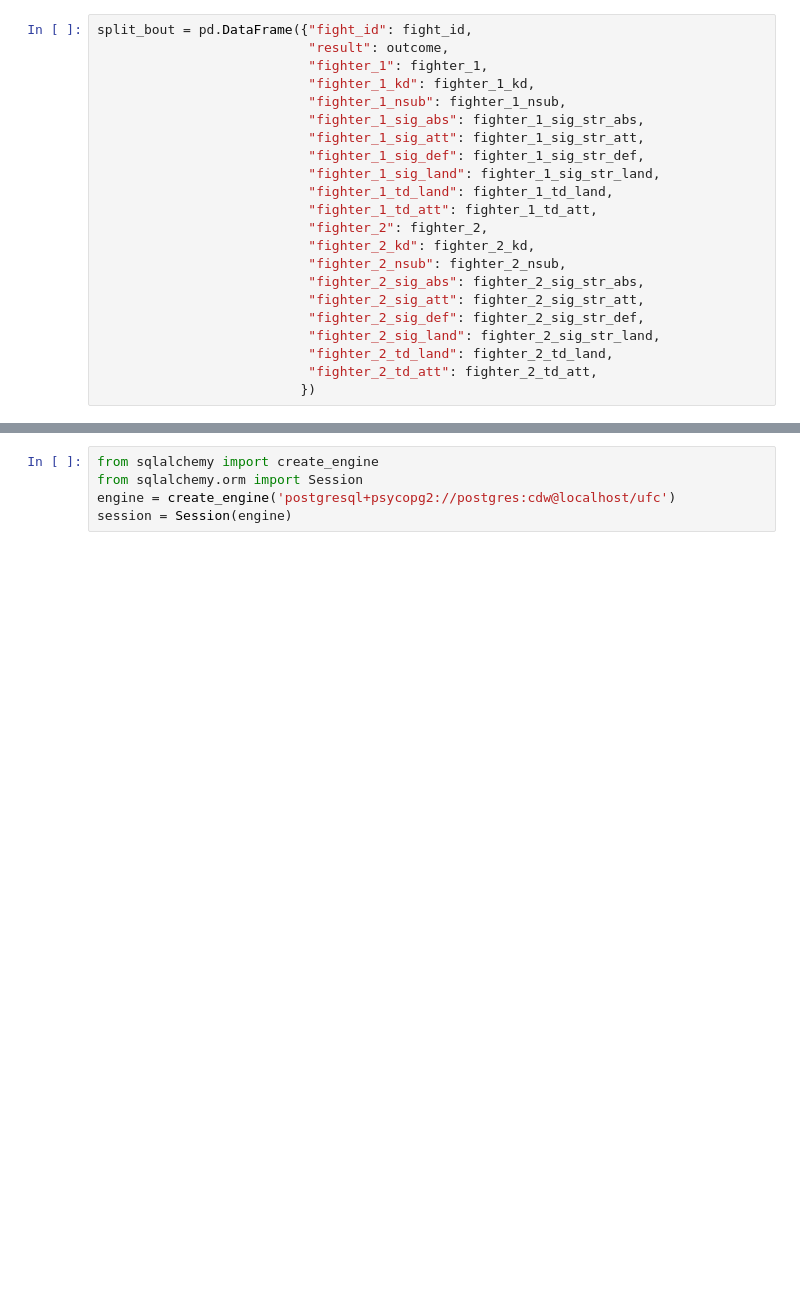
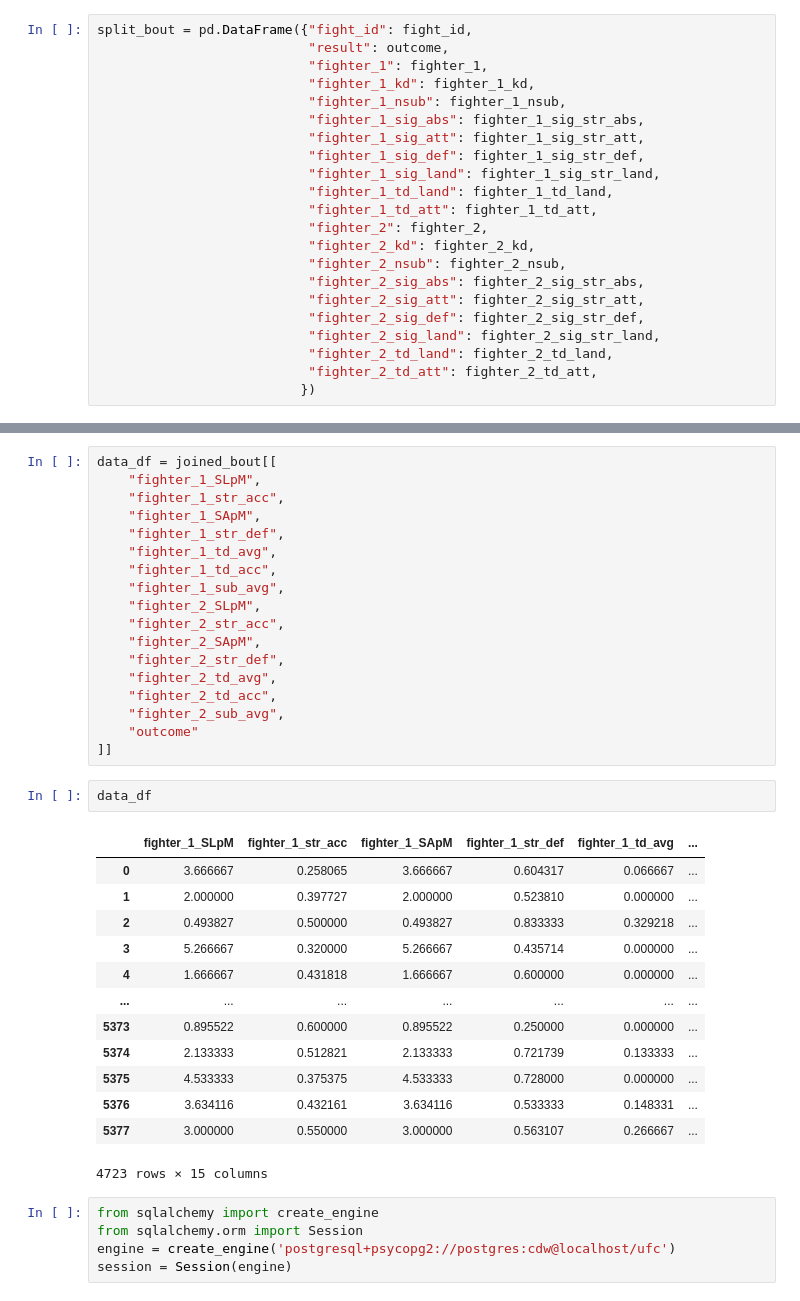
Before and after one commit to cjdance/final_project, a Jupyter notebook: data_clean_up.ipynb, the cells around one changed output, grey strips where cells are left out. Drawn from its saved outputs; the diff is of its cells as text; blank space fills up the shorter version.

Commit message:
COnfirmed all data cleaning correct and reproduceable. Created dataframe with all data for training the model. Pushed data to PostgresSQL for saving.

```diff
--- a/data_clean_up.ipynb
+++ b/data_clean_up.ipynb
@@ -620,3 +584,37 @@ joined_bout
+# %%
+data_df = joined_bout[[
+    "fighter_1_SLpM",
+    "fighter_1_str_acc",
+    "fighter_1_SApM",
+    "fighter_1_str_def",
+    "fighter_1_td_avg",
+    "fighter_1_td_acc",
+    "fighter_1_sub_avg",
+    "fighter_2_SLpM",
+    "fighter_2_str_acc",
+    "fighter_2_SApM",
+    "fighter_2_str_def",
+    "fighter_2_td_avg",
+    "fighter_2_td_acc",
+    "fighter_2_sub_avg",
+    "outcome"
+]]
+# %%
+data_df
+# %% [output]
+|  | fighter_1_SLpM | fighter_1_str_acc | fighter_1_SApM | fighter_1_str_def | fighter_1_td_avg | ... |
+| 0 | 3.666667 | 0.258065 | 3.666667 | 0.604317 | 0.066667 | ... |
+| 1 | 2.000000 | 0.397727 | 2.000000 | 0.523810 | 0.000000 | ... |
+| 2 | 0.493827 | 0.500000 | 0.493827 | 0.833333 | 0.329218 | ... |
+| 3 | 5.266667 | 0.320000 | 5.266667 | 0.435714 | 0.000000 | ... |
+| 4 | 1.666667 | 0.431818 | 1.666667 | 0.600000 | 0.000000 | ... |
+| ... | ... | ... | ... | ... | ... | ... |
+| 5373 | 0.895522 | 0.600000 | 0.895522 | 0.250000 | 0.000000 | ... |
+| 5374 | 2.133333 | 0.512821 | 2.133333 | 0.721739 | 0.133333 | ... |
+| 5375 | 4.533333 | 0.375375 | 4.533333 | 0.728000 | 0.000000 | ... |
+| 5376 | 3.634116 | 0.432161 | 3.634116 | 0.533333 | 0.148331 | ... |
+| 5377 | 3.000000 | 0.550000 | 3.000000 | 0.563107 | 0.266667 | ... |
+4723 rows × 15 columns
 # %%
 from sqlalchemy import create_engine
 from sqlalchemy.orm import Session
```
Also changed, not shown: parts of 12 cells of this notebook.
